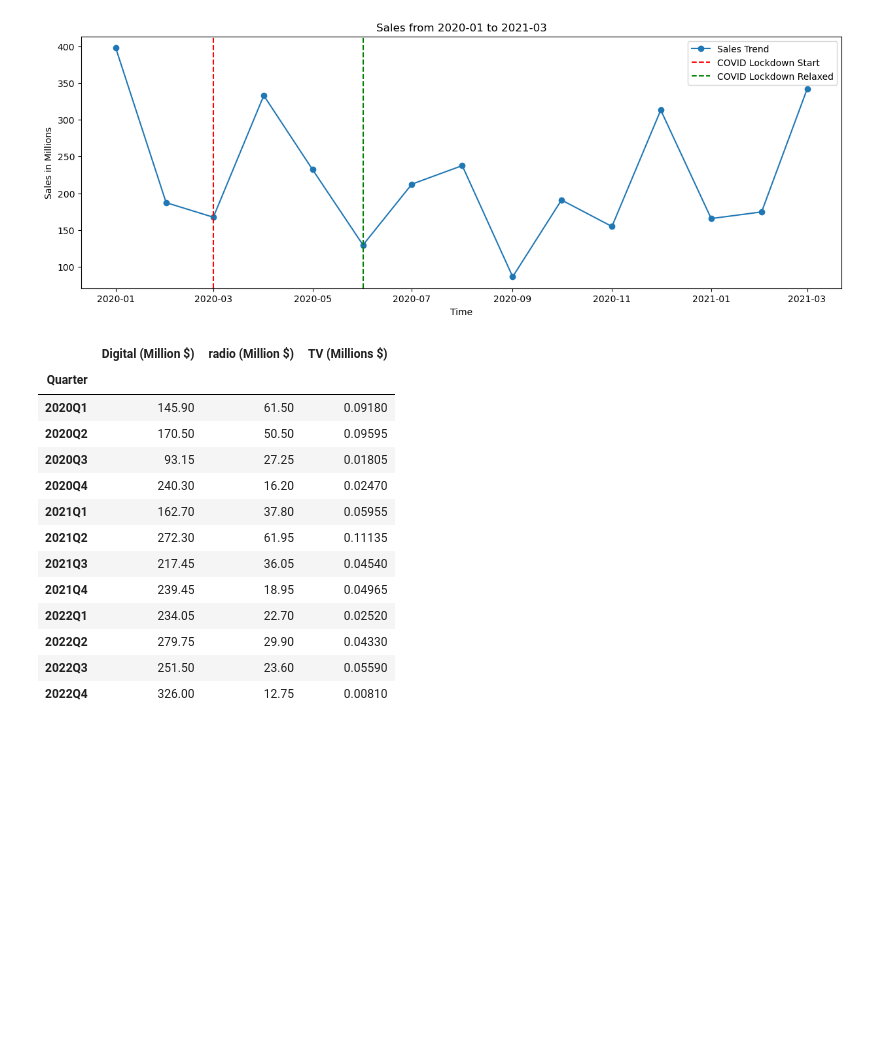
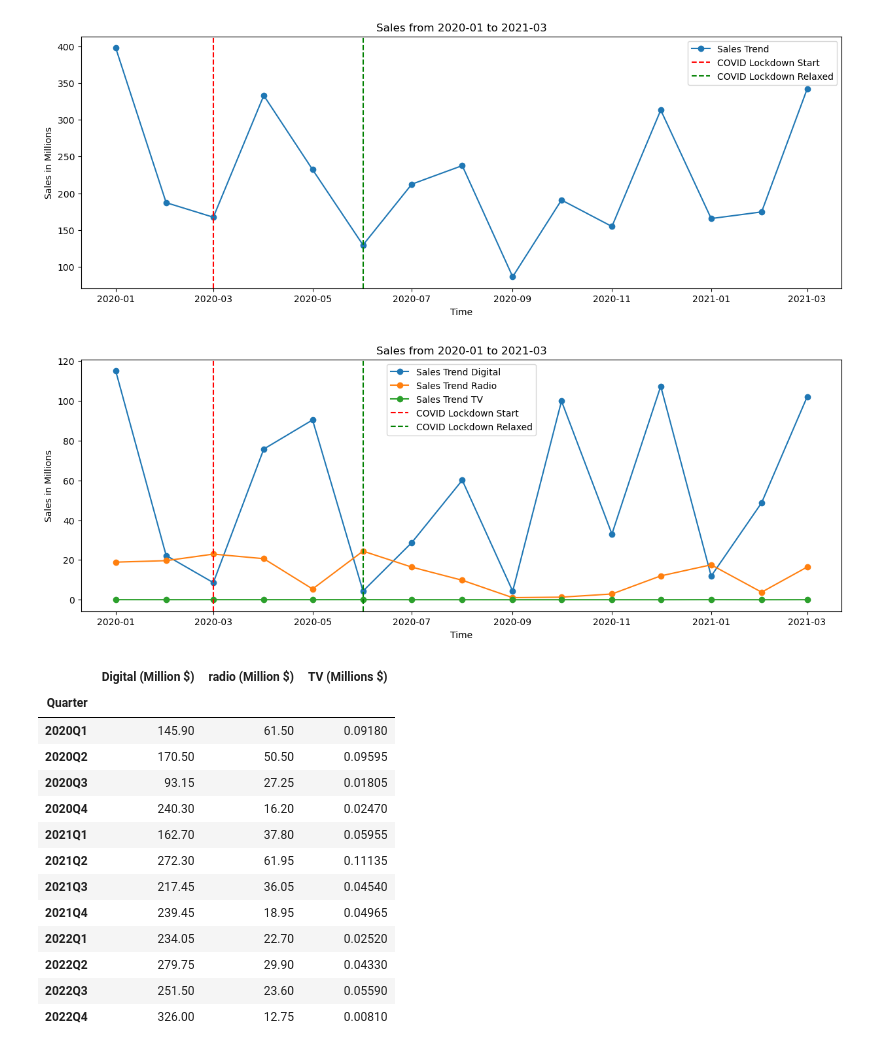
Before and after one commit to Utsavth13/case, a Jupyter notebook: 1.ipynb, the cells around one changed output. Drawn from its saved outputs; the diff is of its cells as text; code cells hidden in the pictures; blank space fills up the shorter version.

```diff
--- a/1.ipynb
+++ b/1.ipynb
@@ -135,7 +189,7 @@ newdf
 | 34 | 2022Q4 | 2022 | 2022-11-01 | 171.0 | 47.85 | 0.70 | ... |
 | 35 | 2022Q4 | 2022 | 2022-12-01 | 230.4 | 145.35 | 2.05 | ... |
 # %%
-a= newdf.iloc[:15,2:4]
+a= newdf.iloc[:15,2:]
 # print(a)
 plt.figure(figsize=(15,5))
 plt.plot(a['Timeframe'],a['sales (Million $)'])
@@ -162,6 +216,23 @@ plt.legend()
 plt.show()
 # %% [output]
 [figure]
+# %%
+import matplotlib.pyplot as plt
+import pandas as pd
+plt.figure(figsize=(15, 5))
+plt.plot(a['Timeframe'], a['Digital (Million $)'], marker='o', label='Sales Trend Digital')
+plt.plot(a['Timeframe'], a['radio (Million $)'], marker='o', label='Sales Trend Radio')
+plt.plot(a['Timeframe'], a['TV (Millions $)'], marker='o', label='Sales Trend TV')
+plt.axvline(x=pd.to_datetime('2020-03-01'), color='r', linestyle='--', label='COVID Lockdown Start')
+plt.axvline(x=pd.to_datetime('2020-06-01'), color='g', linestyle='--', label='COVID Lockdown Relaxed')
+
+plt.xlabel('Time')
+plt.ylabel('Sales in Millions')
+plt.title('Sales from 2020-01 to 2021-03')
+plt.legend()
+plt.show()
+# %% [output]
+[figure, added]
 # %%
 quarterly_data
 # %% [output]
```
Also changed, not shown: parts of 3 cells of this notebook.
